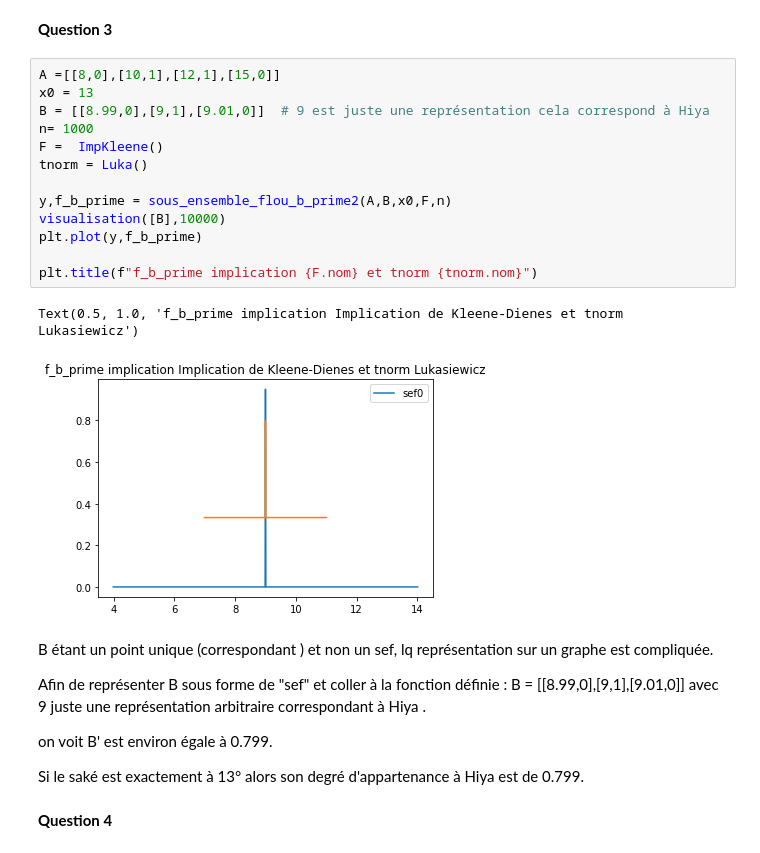
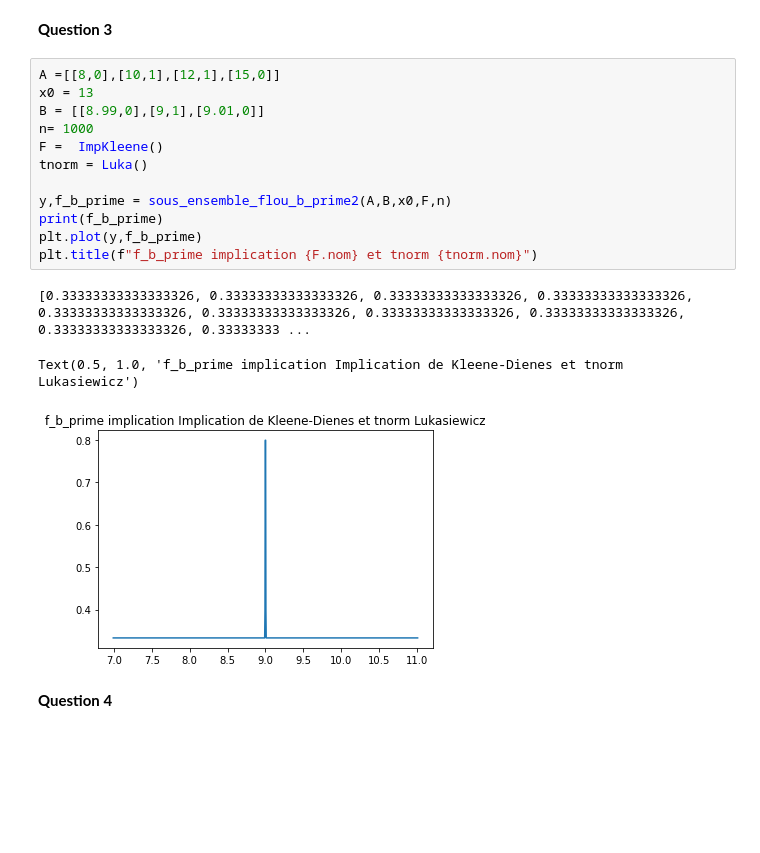
Before and after one commit to pidoux7/XAI, a Jupyter notebook: TME4/TME4.ipynb, the cells around one changed output. Cells and saved outputs as stored; diff of their text form; blank space fills up the shorter version.

```diff
--- a/TME4/TME4.ipynb
+++ b/TME4/TME4.ipynb
@@ -719,27 +701,19 @@ On doit utiliser celle de LUKA
 # %%
 A =[[8,0],[10,1],[12,1],[15,0]]
 x0 = 13
-B = [[8.99,0],[9,1],[9.01,0]]  # 9 est juste une représentation cela correspond à Hiya
+B = [[8.99,0],[9,1],[9.01,0]]
 n= 1000
 F =  ImpKleene()
 tnorm = Luka()
 
 y,f_b_prime = sous_ensemble_flou_b_prime2(A,B,x0,F,n)
-visualisation([B],10000)
+print(f_b_prime)
 plt.plot(y,f_b_prime)
-
 plt.title(f"f_b_prime implication {F.nom} et tnorm {tnorm.nom}")
 # %% [output]
-Text(0.5, 1.0, 'f_b_prime implication Implication de Kleene-Dienes et tnorm Lukasiewicz')
+[0.33333333333333326, 0.33333333333333326, 0.33333333333333326, 0.33333333333333326, 0.33333333333333326, 0.33333333333333326, 0.33333333333333326, 0.33333333333333326, 0.33333333333333326, 0.33333333 ...
+Text(0.5, 1.0, 'f_b_prime implication Implication de Kleene-Dienes et tnorm Lukasiewicz')
-[figure, old version]
+[figure, new version]
-# %% [markdown]
-B étant un point unique (correspondant ) et non un sef, lq représentation sur un graphe est compliquée.
-
-Afin de représenter B sous forme de "sef" et coller à la fonction définie : B = [[8.99,0],[9,1],[9.01,0]] avec 9 juste une représentation  arbitraire correspondant à Hiya .
-
-on voit B' est environ égale à 0.799.
-
-Si le saké est exactement à 13° alors son degré d'appartenance à Hiya est de 0.799.
 # %% [markdown]
 **Question 4**
 # %%
```
Also changed, not shown: parts of 7 cells of this notebook, 2 other files.
